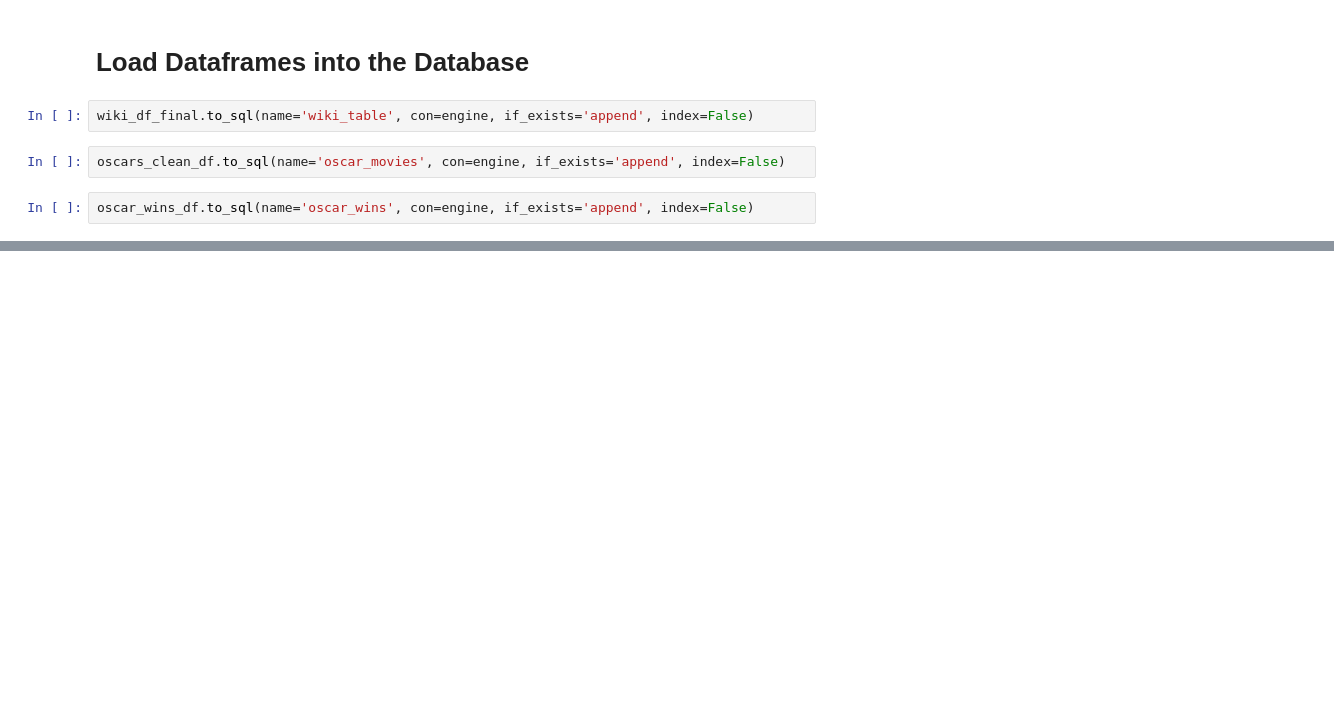
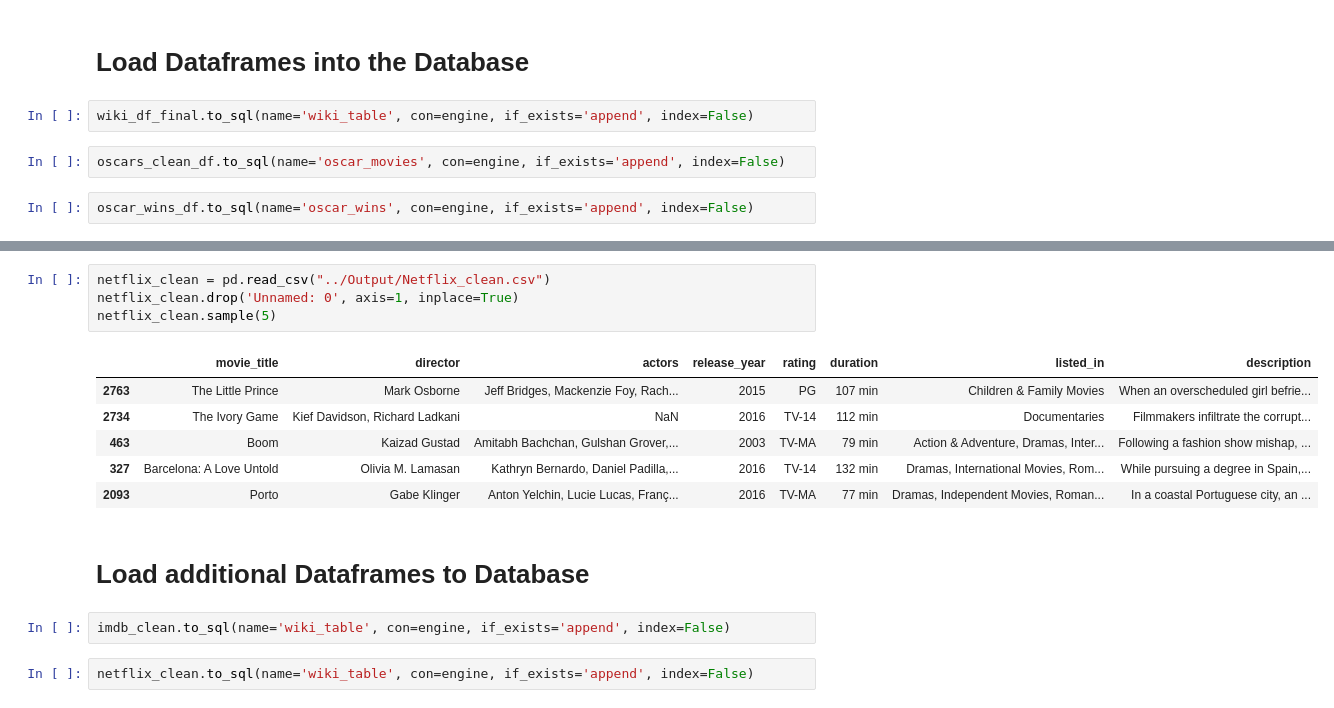
Before and after one commit to nadiarichards/ETL-Project, a Jupyter notebook: Nadia/Nadias_ETL_notebook.ipynb, the cells around one changed output, grey strips where cells are left out. Cells and saved outputs as stored; diff of their text form; blank space fills up the shorter version.

Commit message:
wiki

```diff
--- a/Nadia/Nadias_ETL_notebook.ipynb
+++ b/Nadia/Nadias_ETL_notebook.ipynb
@@ -296,0 +310,17 @@ oscar_wins_df.to_sql(name='oscar_wins', con=engine, if_exists='append', index=Fa
+# %%
+netflix_clean = pd.read_csv("../Output/Netflix_clean.csv")
+netflix_clean.drop('Unnamed: 0', axis=1, inplace=True)
+netflix_clean.sample(5)
+# %% [output]
+|  | movie_title | director | actors | release_year | rating | duration | listed_in | description |
+| 2763 | The Little Prince | Mark Osborne | Jeff Bridges, Mackenzie Foy, Rach... | 2015 | PG | 107 min | Children & Family Movies | When an overscheduled girl befrie... |
+| 2734 | The Ivory Game | Kief Davidson, Richard Ladkani | NaN | 2016 | TV-14 | 112 min | Documentaries | Filmmakers infiltrate the corrupt... |
+| 463 | Boom | Kaizad Gustad | Amitabh Bachchan, Gulshan Grover,... | 2003 | TV-MA | 79 min | Action & Adventure, Dramas, Inter... | Following a fashion show mishap, ... |
+| 327 | Barcelona: A Love Untold | Olivia M. Lamasan | Kathryn Bernardo, Daniel Padilla,... | 2016 | TV-14 | 132 min | Dramas, International Movies, Rom... | While pursuing a degree in Spain,... |
+| 2093 | Porto | Gabe Klinger | Anton Yelchin, Lucie Lucas, Franç... | 2016 | TV-MA | 77 min | Dramas, Independent Movies, Roman... | In a coastal Portuguese city, an ... |
+# %% [markdown]
+# Load additional Dataframes to Database
+# %%
+imdb_clean.to_sql(name='wiki_table', con=engine, if_exists='append', index=False)
+# %%
+netflix_clean.to_sql(name='wiki_table', con=engine, if_exists='append', index=False)
```
Also changed, not shown: parts of 4 cells of this notebook, 2 other files.
